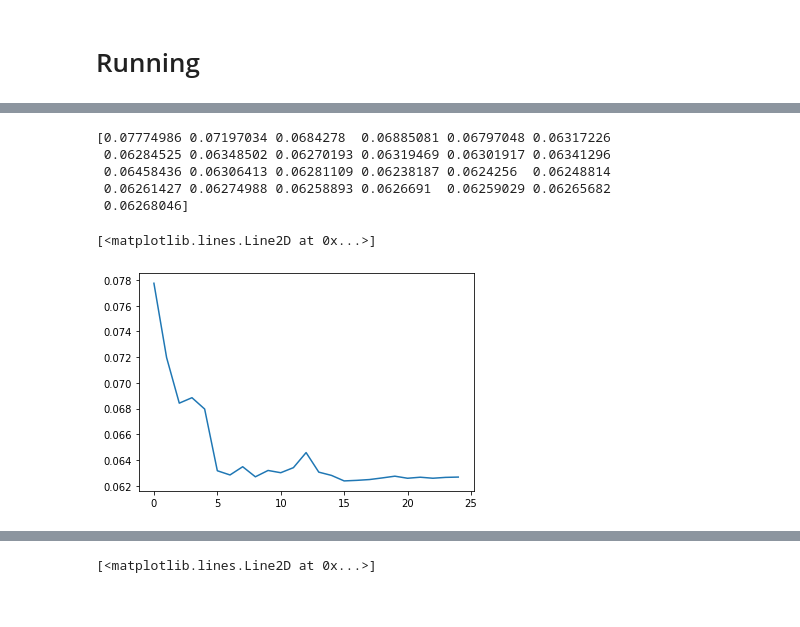
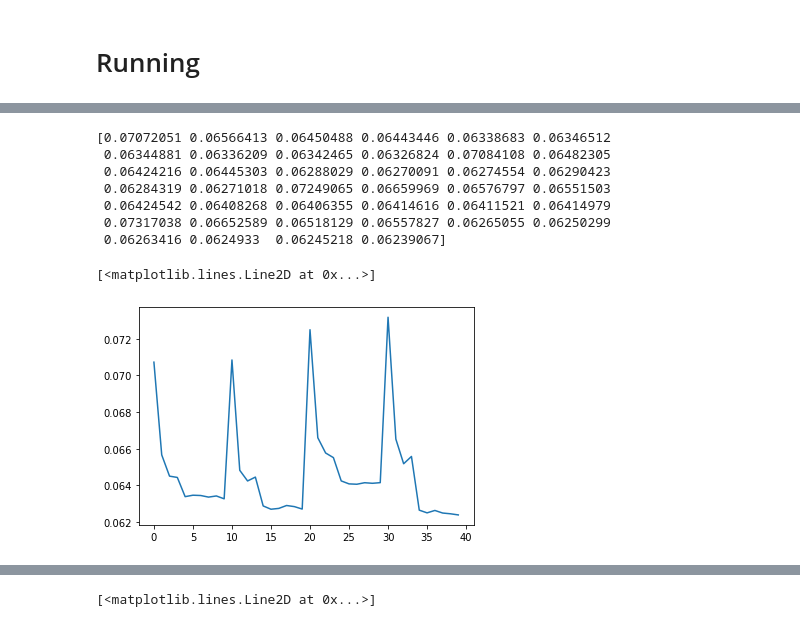
Before and after one commit to nosound2/RSNA-Hemorrhage, a Jupyter notebook: notebooks/Training.ipynb, the cells around one changed output, grey strips where cells are left out. Drawn from its saved outputs; the diff is of its cells as text; code cells hidden in the pictures.

```diff
--- a/notebooks/Training.ipynb
+++ b/notebooks/Training.ipynb
@@ -162,18 +230,20 @@ pd.read_csv(PATH_WORK/'stats.f{}.v{}'.format(0,VERSION))
 # %%
-ver = 72
+ver = 20
 res = (pd.read_csv(PATH_WORK/'stats.f{}.v{}'.format(0,ver)).val_loss.values +
        pd.read_csv(PATH_WORK/'stats.f{}.v{}'.format(1,ver)).val_loss.values +
        pd.read_csv(PATH_WORK/'stats.f{}.v{}'.format(2,ver)).val_loss.values) / 3
 
 # 5x1e-3, 10x2e-4, 7x2e-5, 3x5e-6
 print(res)
 
 plt.plot(res)
 # %% [output]
-[0.07774986 0.07197034 0.0684278  0.06885081 0.06797048 0.06317226
- 0.06284525 0.06348502 0.06270193 0.06319469 0.06301917 0.06341296
- 0.06458436 0.06306413 0.06281109 0.06238187 0.0624256  0.06248814
- 0.06261427 0.06274988 0.06258893 0.0626691  0.06259029 0.06265682
- 0.06268046]
+[0.07072051 0.06566413 0.06450488 0.06443446 0.06338683 0.06346512
+ 0.06344881 0.06336209 0.06342465 0.06326824 0.07084108 0.06482305
+ 0.06424216 0.06445303 0.06288029 0.06270091 0.06274554 0.06290423
+ 0.06284319 0.06271018 0.07249065 0.06659969 0.06576797 0.06551503
+ 0.06424542 0.06408268 0.06406355 0.06414616 0.06411521 0.06414979
+ 0.07317038 0.06652589 0.06518129 0.06557827 0.06265055 0.06250299
+ 0.06263416 0.0624933  0.06245218 0.06239067]
 [<matplotlib.lines.Line2D at 0x...>]
-[figure, old version]
+[figure, new version]
```
Also changed, not shown: parts of 14 cells of this notebook, 3 other files.
